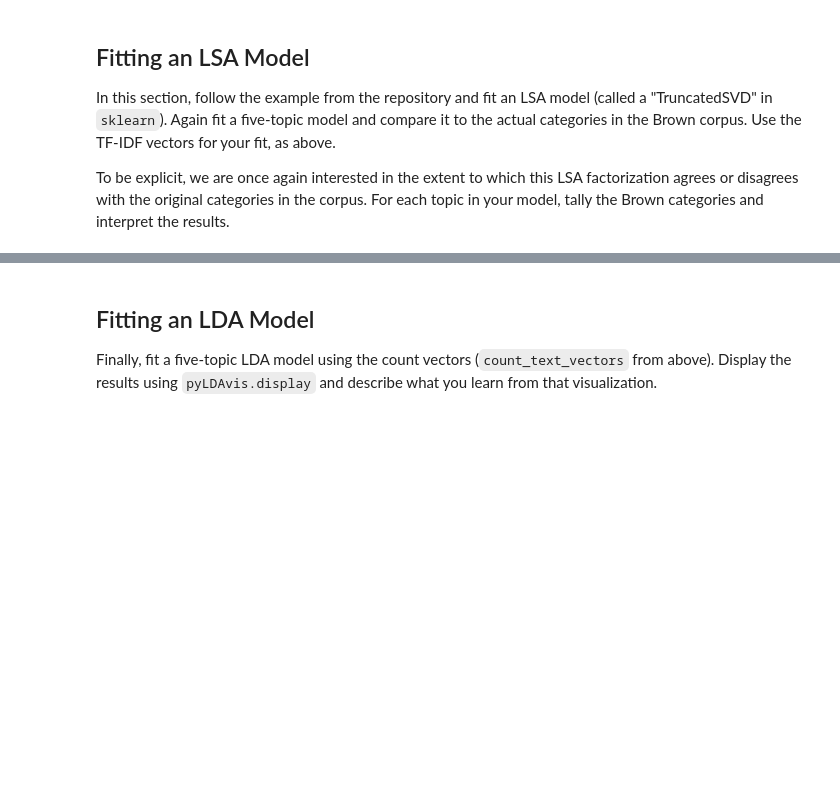
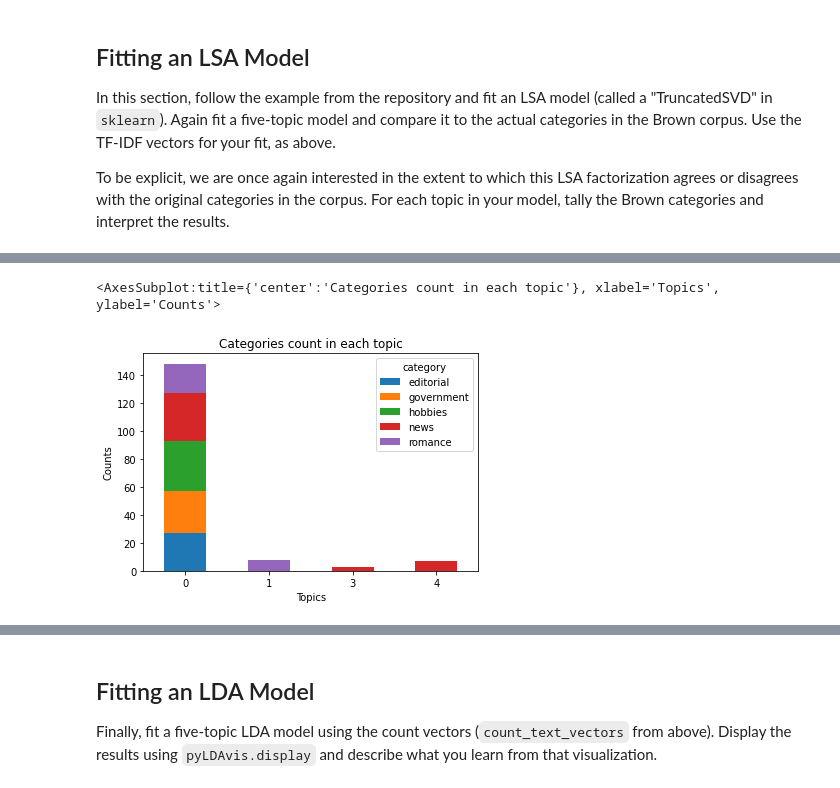
Before and after one commit to sindhubhattarai/topic_modeling_nlp_textmining, a Jupyter notebook: Topic Modeling.ipynb, the cells around one changed output, grey strips where cells are left out. Cells and saved outputs as stored; diff of their text form; code cells hidden in the pictures; blank space fills up the shorter version.

```diff
--- a/Topic Modeling.ipynb
+++ b/Topic Modeling.ipynb
@@ -145,0 +347,4 @@ A: <!-- Your answer here -->
+# %%
+#results from  lsa model
+lsa_result_df = pd.DataFrame(W_svd_text_matrix)
+lsa_result_df.head(10)
@@ -145,0 +363,4 @@ A: <!-- Your answer here -->
+# %%
+#comparision df
+comp_df['topic_lsa'] = lsa_result_df.idxmax(axis=1)
+comp_df.head(10)
@@ -145,0 +379,4 @@ A: <!-- Your answer here -->
+# %%
+# tally the Brown categories for each topic in LSA model
+tally_lsa = comp_df.groupby('topic_lsa')['category'].value_counts()
+tally_lsa
@@ -145,0 +394,4 @@ A: <!-- Your answer here -->
+# %%
+#for better vizualization
+tally_df_lsa = tally_lsa.unstack(level='category')
+tally_df_lsa
@@ -145,0 +405,6 @@ A: <!-- Your answer here -->
+# %%
+#bar graph for above information
+tally_df_lsa.plot(kind='bar', ylabel = 'Counts', xlabel = 'Topics', title='Categories count in each topic', stacked=True,rot = 0)
+# %% [output]
+<AxesSubplot:title={'center':'Categories count in each topic'}, xlabel='Topics', ylabel='Counts'>
+[figure, added]
```
Also changed, not shown: parts of 50 cells of this notebook.
